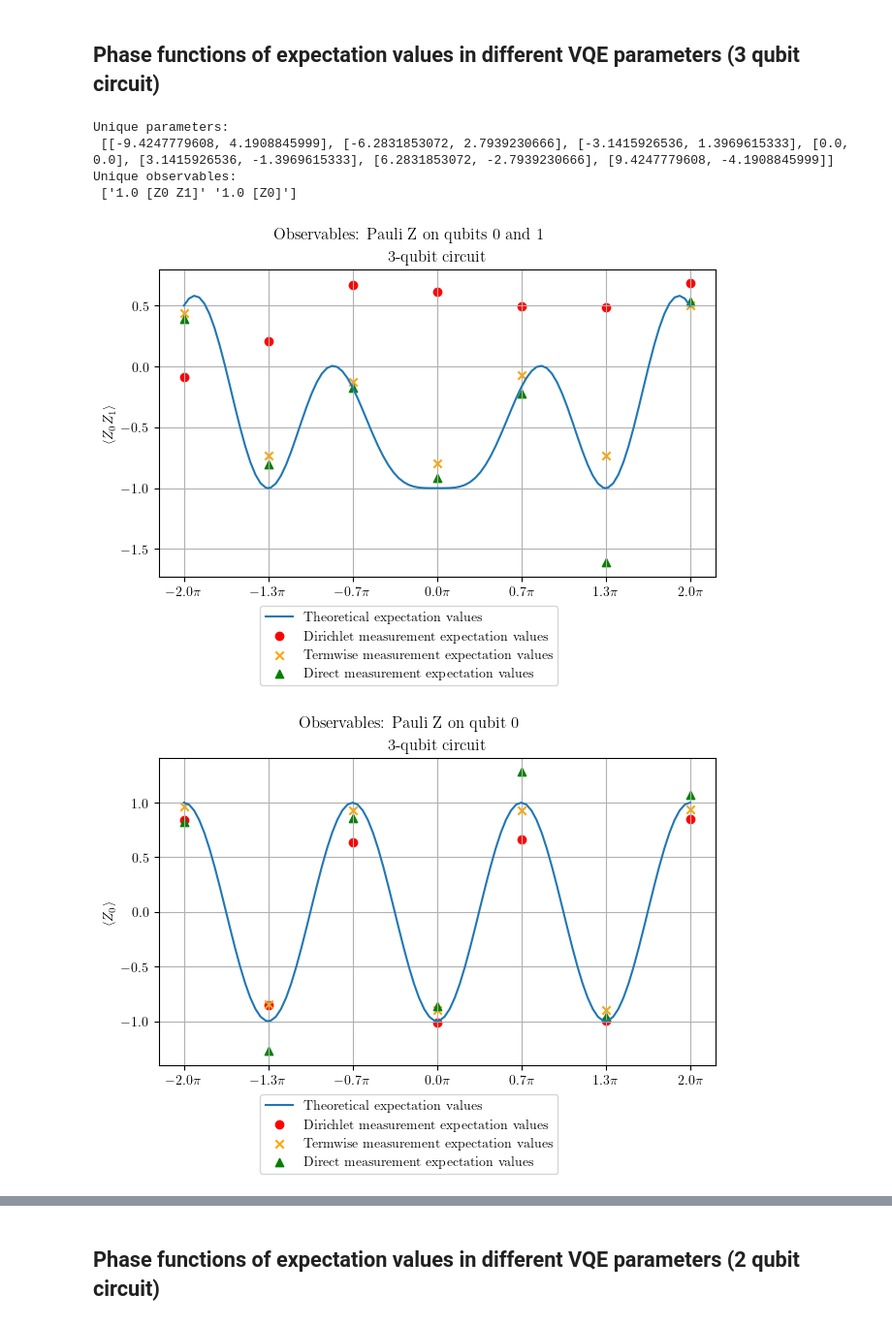
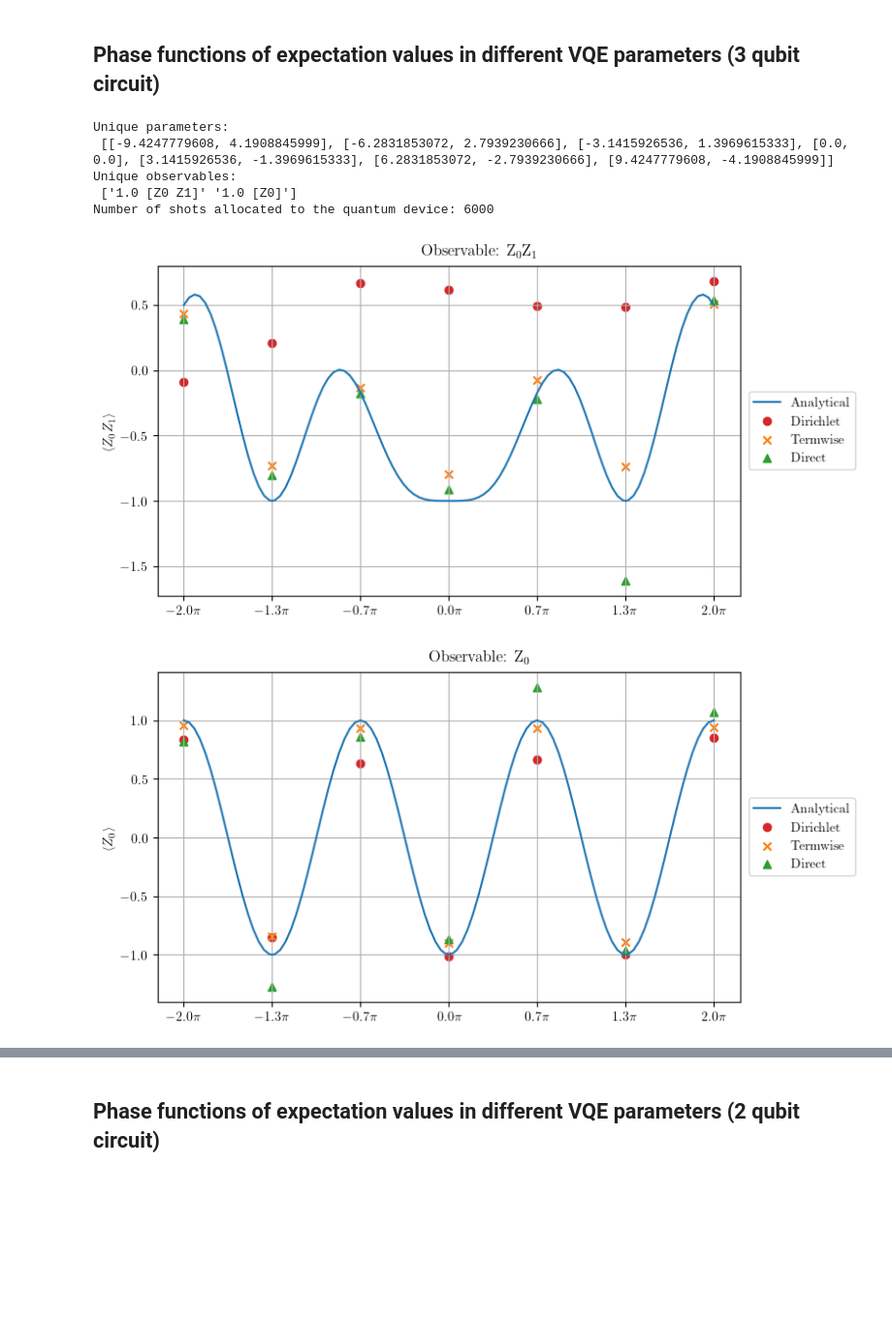
Before and after one commit to fgkritsis/PhD_notebooks, a Jupyter notebook: Mainz_data/mainz_trapped_ion_experiments.ipynb, the cells around one changed output, grey strips where cells are left out. Shown at 97% size. Saved outputs shown, nothing was run; the diff lists cells and outputs as text; code cells hidden in the pictures; blank space fills up the shorter version.

Commit message:
adding phase function data taken from Mainz trapped ion device

```diff
--- a/Mainz_data/mainz_trapped_ion_experiments.ipynb
+++ b/Mainz_data/mainz_trapped_ion_experiments.ipynb
@@ -112,13 +72,11 @@ pd.set_option('display.max_columns', 100)
 ## Phase functions of expectation values in different VQE parameters (3 qubit circuit)
 # %%
 import os
-import seaborn as sns
+#import seaborn as sns
 import pandas as pd
 import numpy as np
 import pennylane as qml
 import matplotlib.pyplot as plt
-from scipy.optimize import curve_fit
-#import covvqetools as cov
 
 plt.rcParams.update({
   "text.usetex": True,
@@ -126,19 +84,9 @@ plt.rcParams.update({
 })
 
 notebook_path = os.path.dirname(os.path.realpath("__file__"))
+vpe_data_path_3qb = notebook_path+'/mainz_phase_fn_data/trapped_ion_redtrap_size3/system_size_3'
 
-#data_dir1 = notebook_path+'/optimizer_plot_data/optimizer_many_gens/rg_nact6/'
-# vpe_data_path = notebook_path+'/mainz_cost_model/vpe_experimental_data/data_caching_v39/'
-#vpe_data_path = notebook_path+'/mainz_cost_model/vpe_experimental_data/redtrap_many_shots_v52_compile_optim_off/system_size_3'
-#vpe_data_path = notebook_path+'/mainz_cost_model/vpe_experimental_data/redtrap_many_shots_v11/system_size_3'
-
-#vpe_data_path = notebook_path+'/mainz_cost_model/vpe_experimental_data/data_caching_v47_redtrap_2000shots/'
-#vpe_data_path = notebook_path+'/mainz_cost_model/vpe_experimental_data/dirichlet_mirroring_v1/'
-
-vpe_data_path_3qb = notebook_path+'/mainz_phase_fn_data/redtrap_many_shots_v20_size3_compilation_opt_on/system_size_3'
-#vpe_data_path = notebook_path+'/mainz_phase_fn_data/redtrap_many_shots_v25_size2_opt_on/system_size_2'
-
-vpe_data_3qb = pd.read_json(vpe_data_path_3qb+'/all_data.json')
+vpe_data_3qb = pd.read_json(vpe_data_path_3qb+'/3_qubit_trapped_ion_data.json')
 # %%
 unique_params_3qb=[]
 unique_obs_3qb=vpe_data_3qb.observable.dropna().unique()
@@ -147,11 +95,13 @@ for item in vpe_data_3qb.parameter.dropna().items():
         unique_params_3qb.append(item[1])
 print("Unique parameters: \n", unique_params_3qb)
 print("Unique observables: \n", unique_obs_3qb)
+print(f"Number of shots allocated to the quantum device: {int(vpe_data_3qb.device_shots.dropna().unique()[0])}")
 # %% [output]
 Unique parameters:
  [[-9.4247779608, 4.1908845999], [-6.2831853072, 2.7939230666], [-3.1415926536, 1.3969615333], [0.0, 0.0], [3.1415926536, -1.3969615333], [6.2831853072, -2.7939230666], [9.4247779608, -4.1908845999]]
 Unique observables:
  ['1.0 [Z0 Z1]' '1.0 [Z0]']
+Number of shots allocated to the quantum device: 6000
 # %%
 an_space=np.linspace(-2*np.pi, 2*np.pi, num=100)
 dat_space=np.linspace(-2*np.pi, 2*np.pi, num=7)
@@ -176,52 +126,52 @@ def circ2(params, obs):
 # %%
 from pathlib import Path
 
-#for expval_meth in vpe_data.expval_method.dropna().unique():
+
 for obs in vpe_data_3qb.observable.dropna().unique():
     dirichlet_data_3qb=vpe_data_3qb[(vpe_data_3qb['expval_method']==vpe_data_3qb.expval_method.dropna().unique()[0]) & (vpe_data_3qb['observable']==obs)]
     direct_data_3qb=vpe_data_3qb[(vpe_data_3qb['expval_method']==vpe_data_3qb.expval_method.dropna().unique()[1]) & (vpe_data_3qb['observable']==obs)]
     dirichlet_vpe_expvals_3qb=dirichlet_data_3qb['cfvpe_expvals'].dropna()
     direct_vpe_expvals_3qb=direct_data_3qb['cfvpe_expvals'].dropna()
     termwise_expvals_3qb=direct_data_3qb['termwise_expvals'].dropna() #termwise expectation values are the same for both data sets
     #expvals_list[str(expval_meth+'_'+obs)]=expvals
     params_3qb=direct_data_3qb['parameter'].dropna() #the evaluation of the expectation
     #pars[str(expval_meth+'_'+obs)]=params
     param_sweep_space_3qb = np.linspace(-2*np.pi, 2*np.pi, num=len(params_3qb))
     an_param_sweep_space_3qb = np.linspace(-2*np.pi, 2*np.pi, num=100)
     an_param_sweep_space_3qb = sorted([*param_sweep_space_3qb, *an_param_sweep_space_3qb])
     an_expvals_3qb=[circ2(x, obs) for x in an_param_sweep_space_3qb]
 
-    fig1, ((ax1)) = plt.subplots(1,1,  layout='constrained',sharey=True, sharex=True)
-    ax1.plot(an_param_sweep_space_3qb,an_expvals_3qb, linestyle='-',label=r'$\textrm{Theoretical expectation values}$')
-    ax1.scatter(param_sweep_space_3qb, dirichlet_vpe_expvals_3qb, color='red', marker='o', label=r'$\textrm{Dirichlet measurement expectation values}$')
-    ax1.set_title(r'$\textrm{3-qubit circuit}$')
-    ax1.scatter(param_sweep_space_3qb, termwise_expvals_3qb, color='orange', marker='x', label=r'$\textrm{Termwise measurement expectation values}$')# label='Measured expectation values')
-    ax1.scatter(param_sweep_space_3qb, direct_vpe_expvals_3qb, color='green', marker='^', label=r'$\textrm{Direct measurement expectation values}$')
+    fig1, ((ax1)) = plt.subplots(1,1,  figsize=(8,4),layout='constrained',sharey=True, sharex=True)
+    ax1.plot(an_param_sweep_space_3qb,an_expvals_3qb, linestyle='-',color='tab:blue', label=r'$\textrm{Analytical}$')
+    ax1.scatter(param_sweep_space_3qb, dirichlet_vpe_expvals_3qb, color='tab:red', marker='o', label=r'$\textrm{Dirichlet}$')
+    #ax1.set_title(r'$\textrm{3-qubit circuit}$')
+    ax1.scatter(param_sweep_space_3qb, termwise_expvals_3qb, color='tab:orange', marker='x', label=r'$\textrm{Termwise}$')# label='Measured expectation values')
+    ax1.scatter(param_sweep_space_3qb, direct_vpe_expvals_3qb, color='tab:green', marker='^', label=r'$\textrm{Direct}$')
 
     ax1.grid(True)
-    fig1.legend(loc='outside lower center')
+    fig1.legend(loc='outside right')
     if obs=='1.0 [Z0]':
-        fig1.suptitle(r'$\textrm{Observables: Pauli Z on qubit 0}$')
+        fig1.suptitle(r'$\textrm{Observable: Z}_0$')
         ax1.set_ylabel(r'$\langle Z_0 \rangle $')
         #ax3.set_ylabel(r'$\langle Z_0 \rangle $')
     else:
-        fig1.suptitle(r'$\textrm{Observables: Pauli Z on qubits 0 and 1}$')
+        fig1.suptitle(r'$\textrm{Observable: Z}_0\textrm{Z}_1$')
         ax1.set_ylabel(r'$\langle Z_0 Z_1 \rangle $')
         #ax3.set_ylabel(r'$\langle Z_0 Z_1 \rangle $')
     #custom ticks
     pi_formatter = lambda x: r"${}\pi$".format(np.round(x / np.pi,1))
     tick_labels_3qb = [pi_formatter(x) for x in param_sweep_space_3qb]
     ax1.set_xticks(param_sweep_space_3qb, tick_labels_3qb)
 
-    figures_filename= notebook_path+'/experiment_expvals_2x1_3qubits/'+'/obs_'+str(obs)+'.pdf'
+    figures_filename= notebook_path+'/3_qubit_experiments/'+'expvals_3_qb_obs_'+str(obs)+'.pdf'
     Path(figures_filename).parent.mkdir(parents=True, exist_ok=True)
     #fig1.set_figwidth(9)
     plt.savefig(figures_filename)
     plt.show()
     #plt.clf()
 # %% [output]
-[figure, old version]
+[figure, new version]
-[figure, old version]
+[figure, new version]
 # %%
 dirichlet_fidelities={}
 direct_fidelities={}
```
Also changed, not shown: parts of 20 cells of this notebook, 14 other files.
